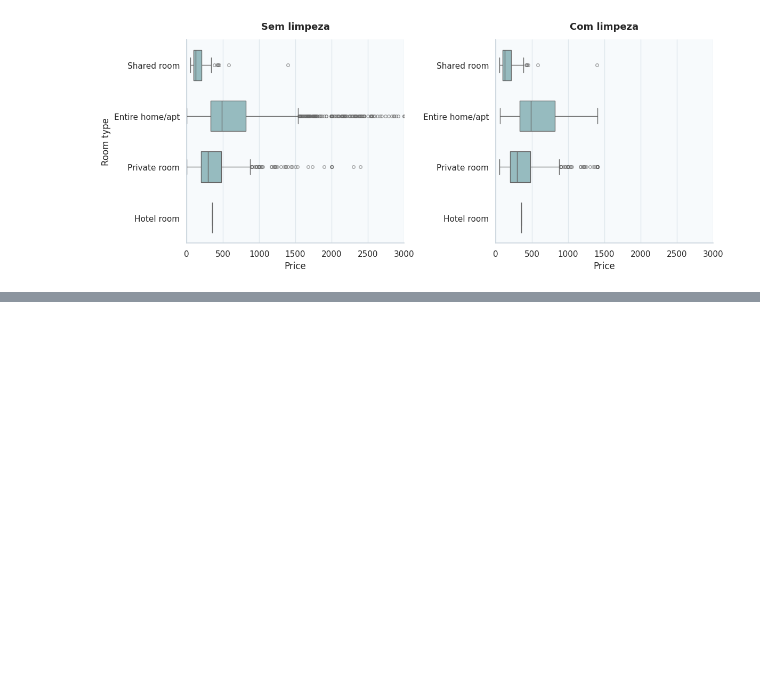
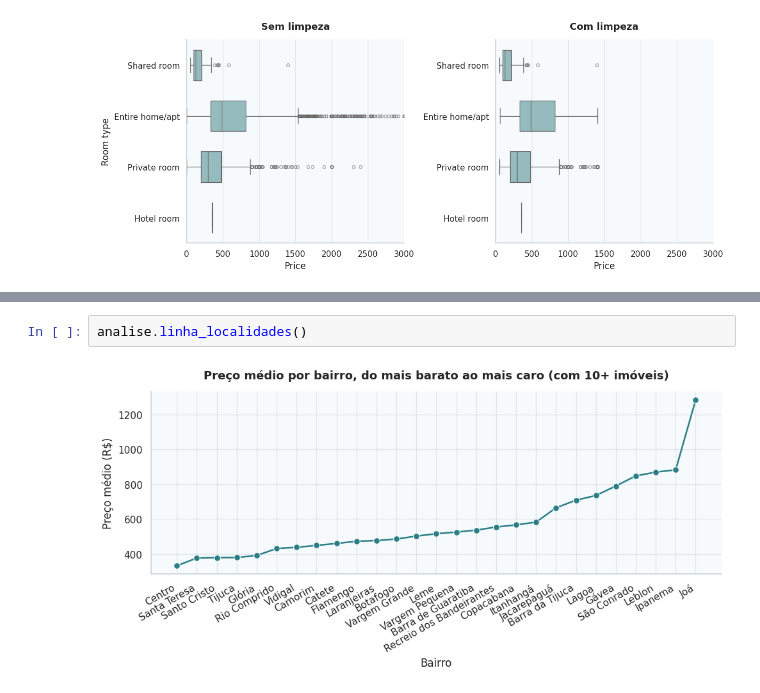
Before and after one commit to darwinspsenai/IA_Analise_preditiva_Aulas_Tecnicas, a Jupyter notebook: Modulo1/Semana-11/IA_preditiva_Semana11_Aula2_Aula3.ipynb, the cells around one changed output, grey strips where cells are left out. Drawn from its saved outputs; the diff is of its cells as text; blank space fills up the shorter version.

```diff
--- a/Modulo1/Semana-11/IA_preditiva_Semana11_Aula2_Aula3.ipynb
+++ b/Modulo1/Semana-11/IA_preditiva_Semana11_Aula2_Aula3.ipynb
@@ -85,0 +126,4 @@ Graficos(limpo).comparar_boxplots(sem_limpar, limpo, 'price', grupo='room_type',
+# %%
+analise.linha_localidades()
+# %% [output]
+[figure, added]
```
Also changed, not shown: parts of 14 cells of this notebook, 4 other files.
